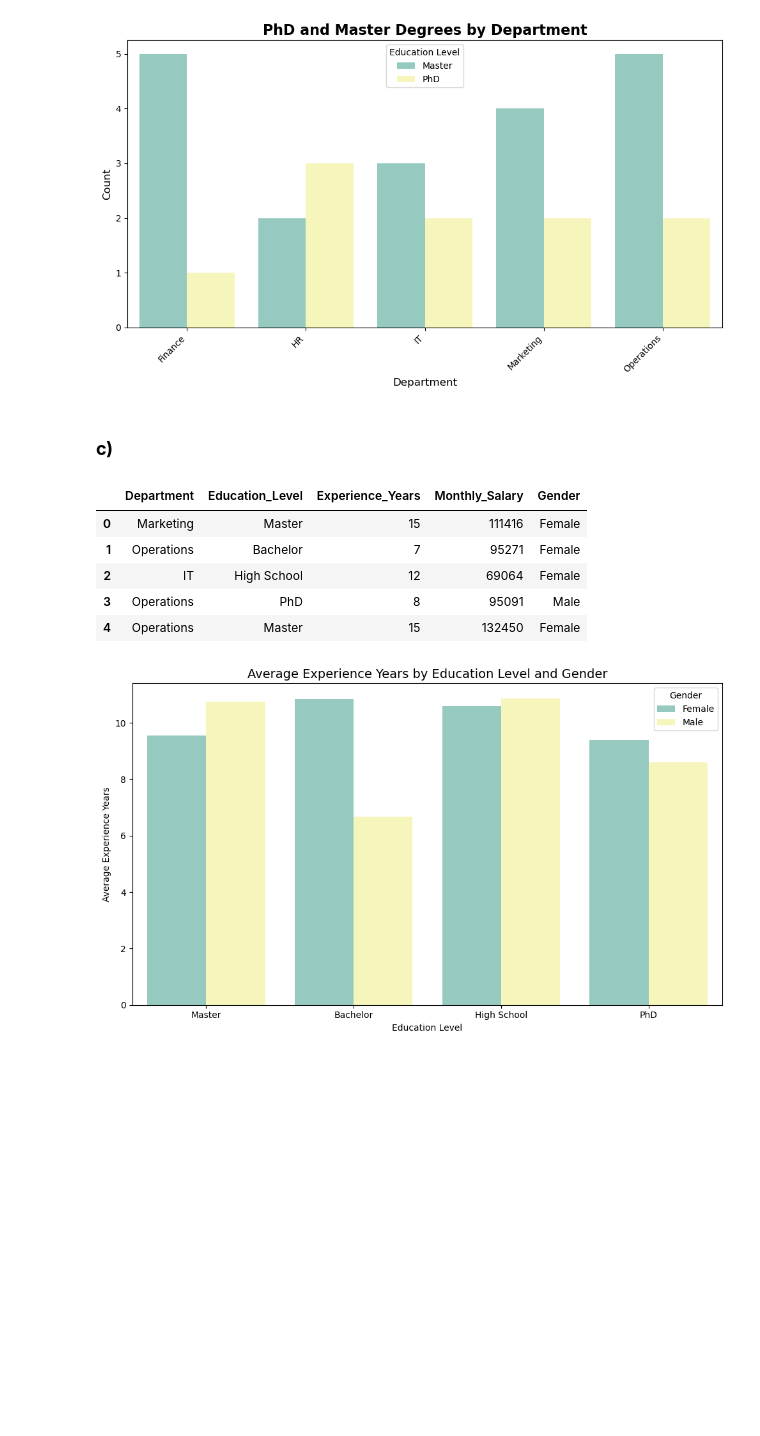
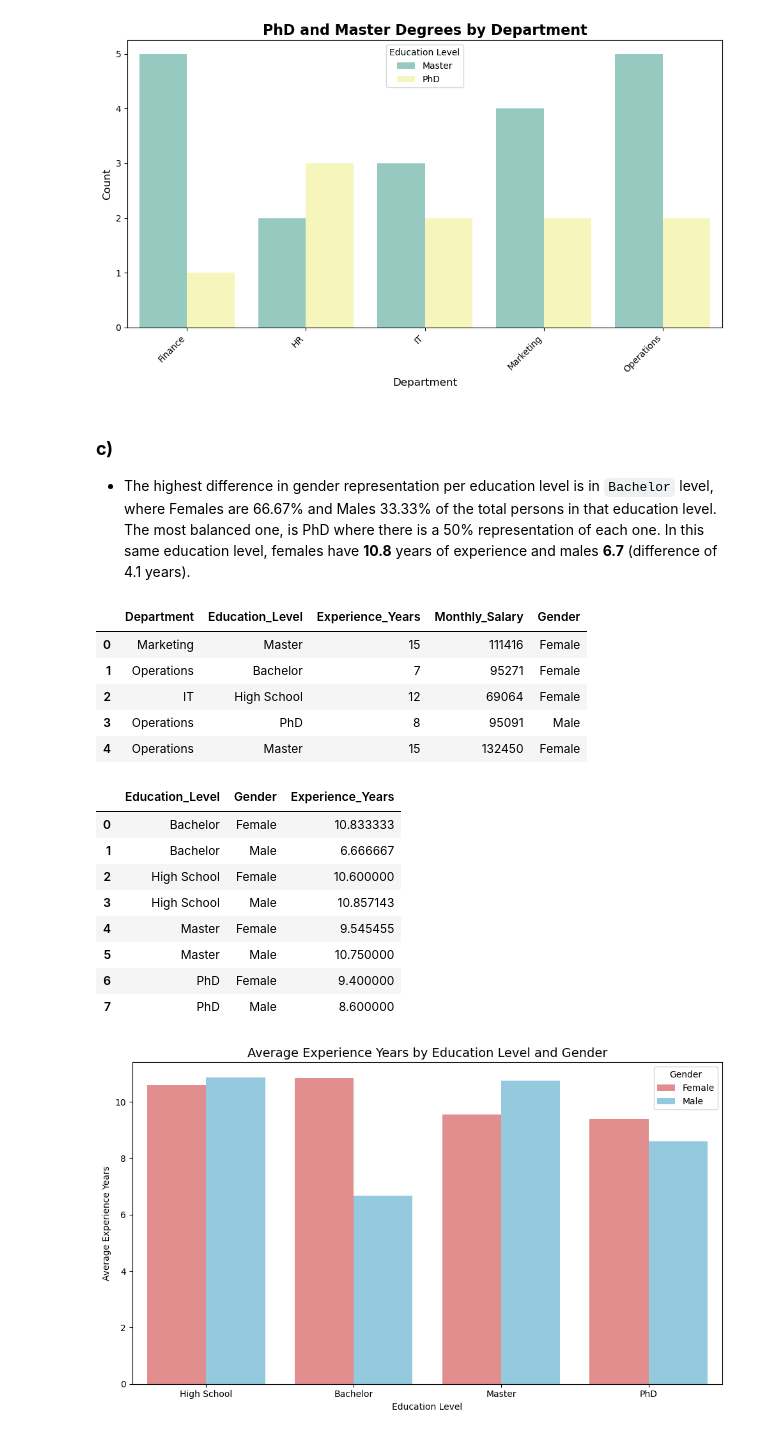
Before and after one commit to CaballeroRAR/ds_projects, a Jupyter notebook: 1_employee_salary_analysis-kaggle_salary/notebook/salary_analysis.ipynb, the cells around one changed output. Saved outputs shown, nothing was run; the diff lists cells and outputs as text; code cells hidden in the pictures; blank space fills up the shorter version.

```diff
--- a/kaggle_salary/notebook/salary_analysis.ipynb
+++ b/1_employee_salary_analysis-kaggle_salary/notebook/salary_analysis.ipynb
@@ -629,40 +629,52 @@ plt.show()
 [figure]
 # %% [markdown]
 ### **c)**
+- The highest difference in gender representation per education level is in `Bachelor` level, where Females are 66.67% and Males 33.33% of the total persons in that education level. The most balanced one, is PhD where there is a 50% representation of each one.
+In this same education level, females have **10.8** years of experience and males **6.7** (difference of 4.1 years).
 # %%
-salary_exp = data[['Department','Education_Level', 'Experience_Years', 'Monthly_Salary', 'Gender']]
-display(salary_exp.head())
+exp = data[['Department','Education_Level', 'Experience_Years', 'Monthly_Salary', 'Gender']]
+display(exp.head())
 
-education_order = ['high school', 'bachelor', 'master', 'phd']
+education_order = ['High School', 'Bachelor', 'Master', 'PhD']
 
-# Create the plot with ordered categories
+gender_exp_mean = exp.groupby(['Education_Level', 'Gender'])['Experience_Years'].mean().reset_index()
+display(gender_exp_mean)
 plt.figure(figsize=(10, 6))
 
 sns.barplot(
-    data=salary_exp,
+    data=exp,
     x='Education_Level',
     y='Experience_Years',
     hue='Gender',
-    palette='Set3',
-    ci=None,
-    order=education_order,  # Specify the order of bars
-    hue_order=['Male', 'Female']  # Optional: specify gender order if needed
+    palette={'Male': 'skyblue', 'Female': 'lightcoral'},
+    errorbar=None,
+    order=education_order,
+    hue_order=['Female', 'Male']
 )
 
-# Customize the plot
+
 plt.title('Average Experience Years by Education Level and Gender', fontsize=14)
 plt.xlabel('Education Level')
 plt.ylabel('Average Experience Years')
 plt.legend(title='Gender')
 plt.tight_layout()
 
-# Show the plot
+
 plt.show()
 # %% [output]
 |  | Department | Education_Level | Experience_Years | Monthly_Salary | Gender |
 | 0 | Marketing | Master | 15 | 111416 | Female |
 | 1 | Operations | Bachelor | 7 | 95271 | Female |
 | 2 | IT | High School | 12 | 69064 | Female |
 | 3 | Operations | PhD | 8 | 95091 | Male |
 | 4 | Operations | Master | 15 | 132450 | Female |
+|  | Education_Level | Gender | Experience_Years |
+| 0 | Bachelor | Female | 10.833333 |
+| 1 | Bachelor | Male | 6.666667 |
+| 2 | High School | Female | 10.600000 |
+| 3 | High School | Male | 10.857143 |
+| 4 | Master | Female | 9.545455 |
+| 5 | Master | Male | 10.750000 |
+| 6 | PhD | Female | 9.400000 |
+| 7 | PhD | Male | 8.600000 |
-[figure, old version]
+[figure, new version]
```
Also changed, not shown: parts of 2 cells of this notebook, 13 other files.
